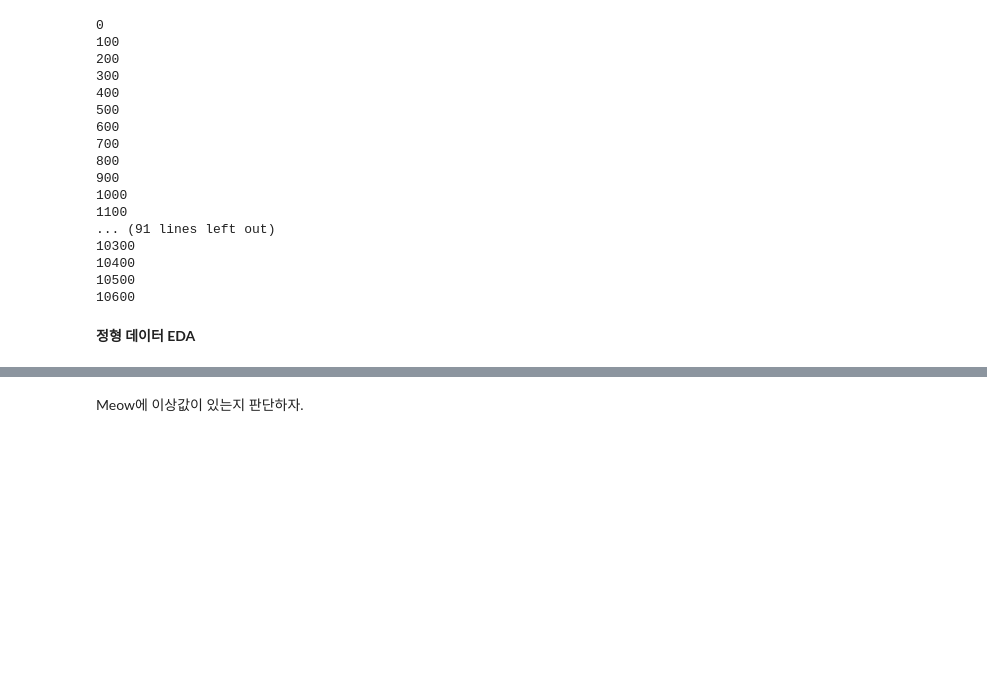
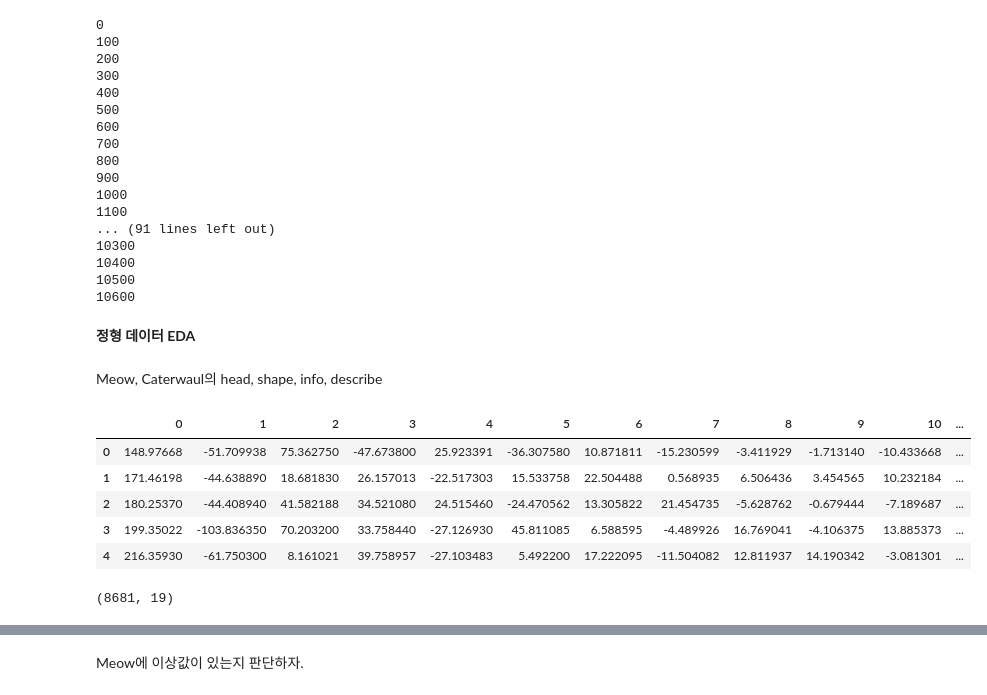
Before and after one commit to lukekim420/catclass, a Jupyter notebook: eda_mid.ipynb, the cells around one changed output, grey strips where cells are left out. Cells and saved outputs as stored; diff of their text form; code cells hidden in the pictures; blank space fills up the shorter version.

```diff
--- a/eda_mid.ipynb
+++ b/eda_mid.ipynb
@@ -382,3 +382,18 @@ df.to_csv("/catclass/augmented_data/structured_data/train/meow/caterwaul.csv")
 #dataframe 불러오기
 df_meow = pd.read_csv("/catclass/augmented_data/structured_data/train/meow/meow.csv").iloc[:,1:]
 df_caterwaul = pd.read_csv("/catclass/augmented_data/structured_data/train/caterwaul/caterwaul.csv").iloc[:,1:]
+# %% [markdown]
+Meow, Caterwaul의 head, shape, info, describe
+# %%
+df_meow.head()
+# %% [output]
+|  | 0 | 1 | 2 | 3 | 4 | 5 | 6 | 7 | 8 | 9 | 10 | ... |
+| 0 | 148.97668 | -51.709938 | 75.362750 | -47.673800 | 25.923391 | -36.307580 | 10.871811 | -15.230599 | -3.411929 | -1.713140 | -10.433668 | ... |
+| 1 | 171.46198 | -44.638890 | 18.681830 | 26.157013 | -22.517303 | 15.533758 | 22.504488 | 0.568935 | 6.506436 | 3.454565 | 10.232184 | ... |
+| 2 | 180.25370 | -44.408940 | 41.582188 | 34.521080 | 24.515460 | -24.470562 | 13.305822 | 21.454735 | -5.628762 | -0.679444 | -7.189687 | ... |
+| 3 | 199.35022 | -103.836350 | 70.203200 | 33.758440 | -27.126930 | 45.811085 | 6.588595 | -4.489926 | 16.769041 | -4.106375 | 13.885373 | ... |
+| 4 | 216.35930 | -61.750300 | 8.161021 | 39.758957 | -27.103483 | 5.492200 | 17.222095 | -11.504082 | 12.811937 | 14.190342 | -3.081301 | ... |
+# %%
+df_meow.shape
+# %% [output]
+(8681, 19)
```
Also changed, not shown: parts of 12 cells of this notebook.
